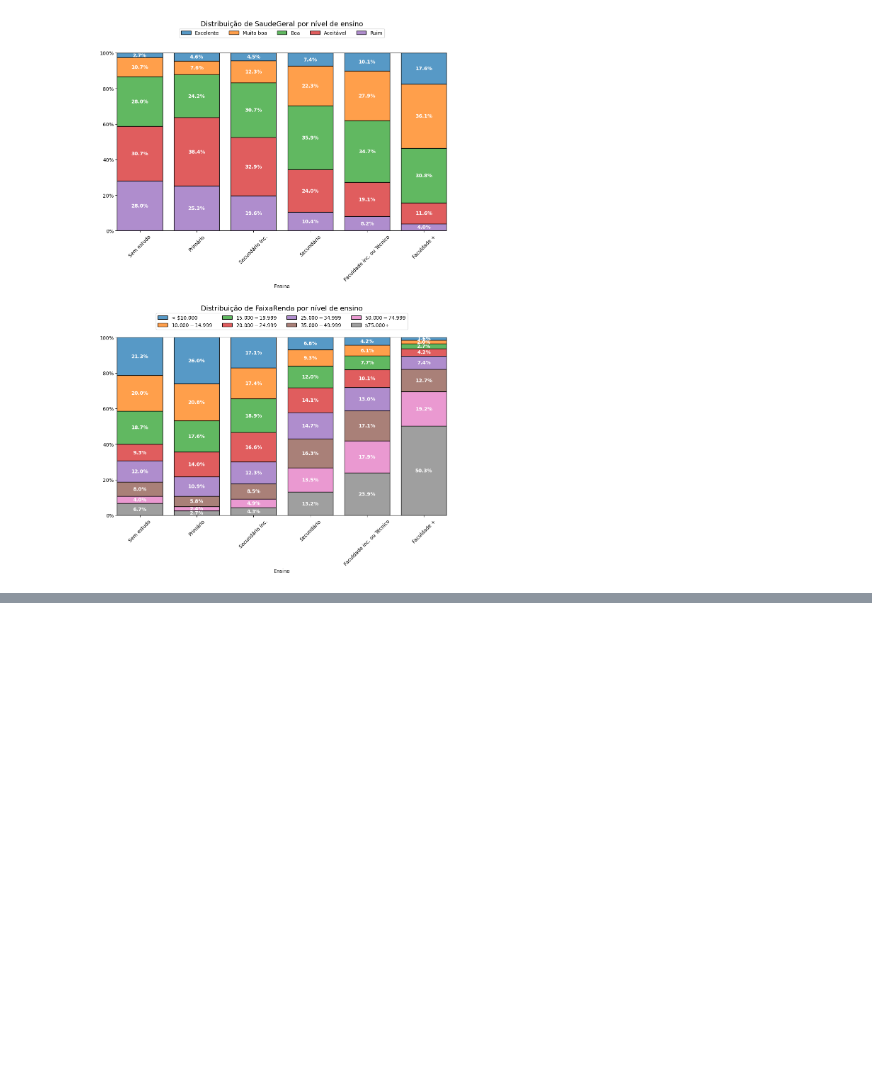
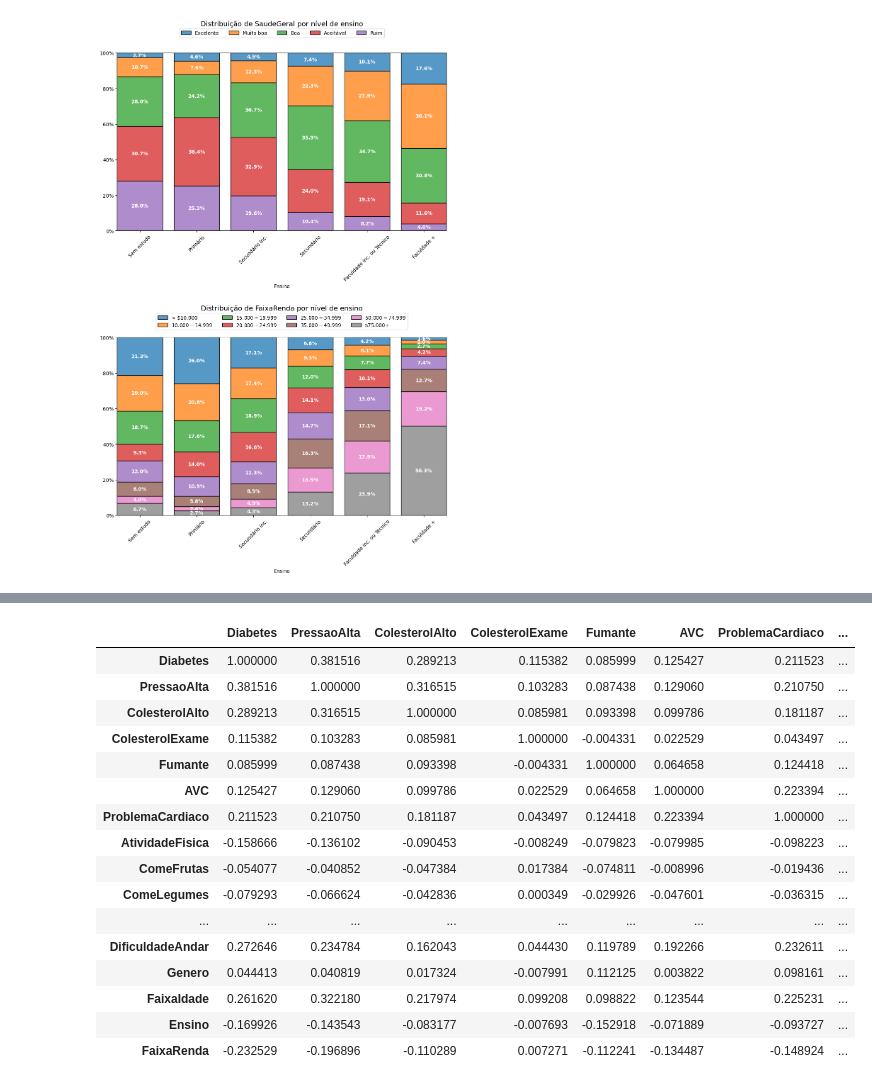
Before and after one commit to PauloViniciusR/Estatistica_dados, a Jupyter notebook: Proj_Statistic/projeto_diabetes_.ipynb, the cells around one changed output, grey strips where cells are left out. Cells and saved outputs as stored; diff of their text form; code cells hidden in the pictures; blank space fills up the shorter version.

```diff
--- a/Proj_Statistic/projeto_diabetes.ipynb
+++ b/Proj_Statistic/projeto_diabetes_.ipynb
@@ -34,7 +34,7 @@ Dicionário de variáveis:
 # %%
 import pandas as pd
 
-BASE_DIABETES_TRATADA ="./dados/diabetes_tratado.parquet"
+BASE_DIABETES_TRATADA ="./diabetes/diabetes_tratado.parquet"
 
 df_diabetes_tratado = pd.read_parquet(BASE_DIABETES_TRATADA)
 
@@ -516,0 +637,22 @@ plt.show()
+# %%
+resultados_correlacao = df_diabetes_tratado.select_dtypes("category").apply(lambda coluna: coluna.cat.codes).corr(method="spearman", numeric_only=False)
+
+resultados_correlacao
+# %% [output]
+|  | Diabetes | PressaoAlta | ColesterolAlto | ColesterolExame | Fumante | AVC | ProblemaCardiaco | ... |
+| Diabetes | 1.000000 | 0.381516 | 0.289213 | 0.115382 | 0.085999 | 0.125427 | 0.211523 | ... |
+| PressaoAlta | 0.381516 | 1.000000 | 0.316515 | 0.103283 | 0.087438 | 0.129060 | 0.210750 | ... |
+| ColesterolAlto | 0.289213 | 0.316515 | 1.000000 | 0.085981 | 0.093398 | 0.099786 | 0.181187 | ... |
+| ColesterolExame | 0.115382 | 0.103283 | 0.085981 | 1.000000 | -0.004331 | 0.022529 | 0.043497 | ... |
+| Fumante | 0.085999 | 0.087438 | 0.093398 | -0.004331 | 1.000000 | 0.064658 | 0.124418 | ... |
+| AVC | 0.125427 | 0.129060 | 0.099786 | 0.022529 | 0.064658 | 1.000000 | 0.223394 | ... |
+| ProblemaCardiaco | 0.211523 | 0.210750 | 0.181187 | 0.043497 | 0.124418 | 0.223394 | 1.000000 | ... |
+| AtividadeFisica | -0.158666 | -0.136102 | -0.090453 | -0.008249 | -0.079823 | -0.079985 | -0.098223 | ... |
+| ComeFrutas | -0.054077 | -0.040852 | -0.047384 | 0.017384 | -0.074811 | -0.008996 | -0.019436 | ... |
+| ComeLegumes | -0.079293 | -0.066624 | -0.042836 | 0.000349 | -0.029926 | -0.047601 | -0.036315 | ... |
+| ... | ... | ... | ... | ... | ... | ... | ... | ... |
+| DificuldadeAndar | 0.272646 | 0.234784 | 0.162043 | 0.044430 | 0.119789 | 0.192266 | 0.232611 | ... |
+| Genero | 0.044413 | 0.040819 | 0.017324 | -0.007991 | 0.112125 | 0.003822 | 0.098161 | ... |
+| FaixaIdade | 0.261620 | 0.322180 | 0.217974 | 0.099208 | 0.098822 | 0.123544 | 0.225231 | ... |
+| Ensino | -0.169926 | -0.143543 | -0.083177 | -0.007693 | -0.152918 | -0.071889 | -0.093727 | ... |
+| FaixaRenda | -0.232529 | -0.196896 | -0.110289 | 0.007271 | -0.112241 | -0.134487 | -0.148924 | ... |
```
Also changed, not shown: parts of 8 cells of this notebook, 1 other file.
